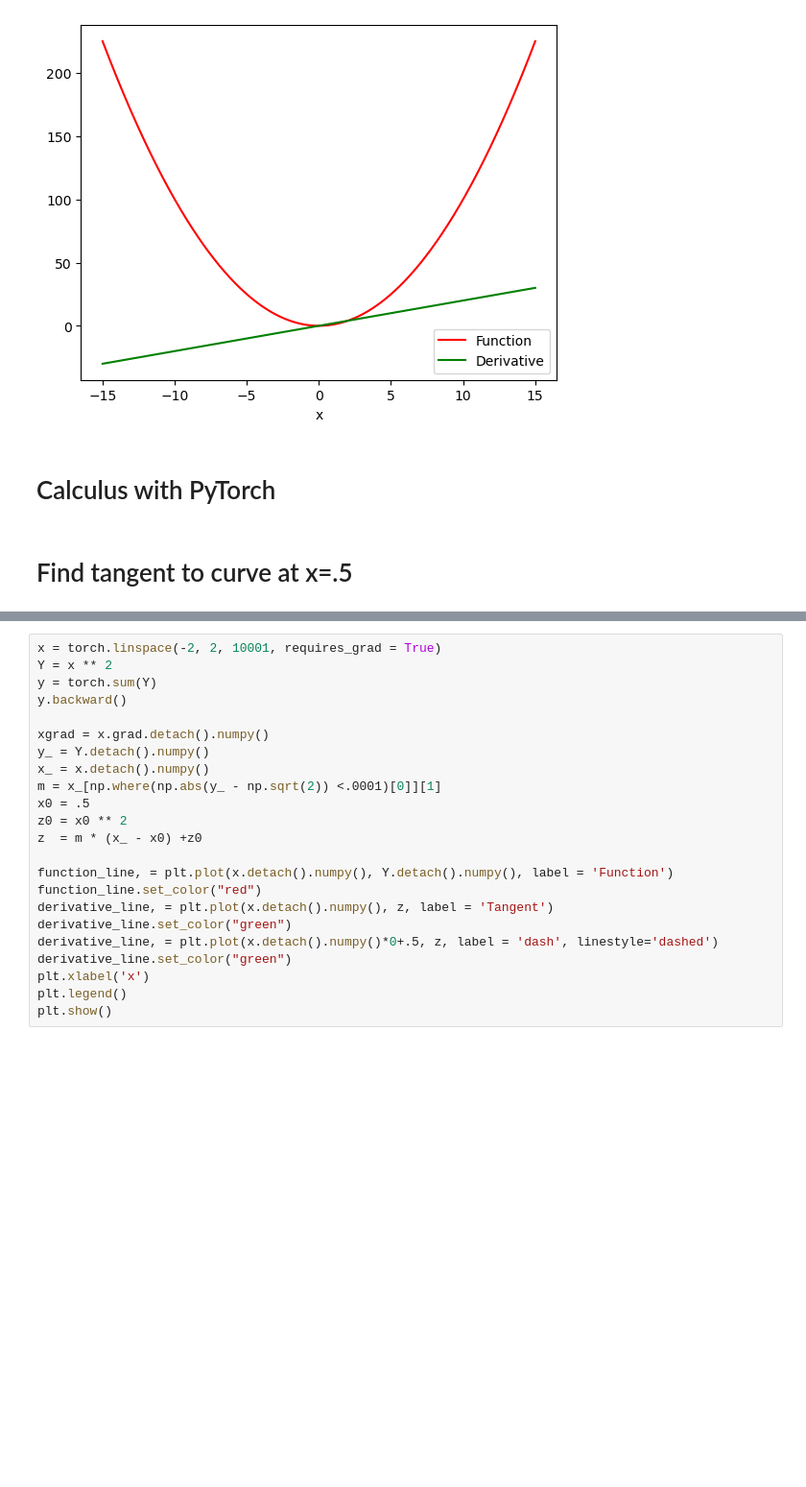
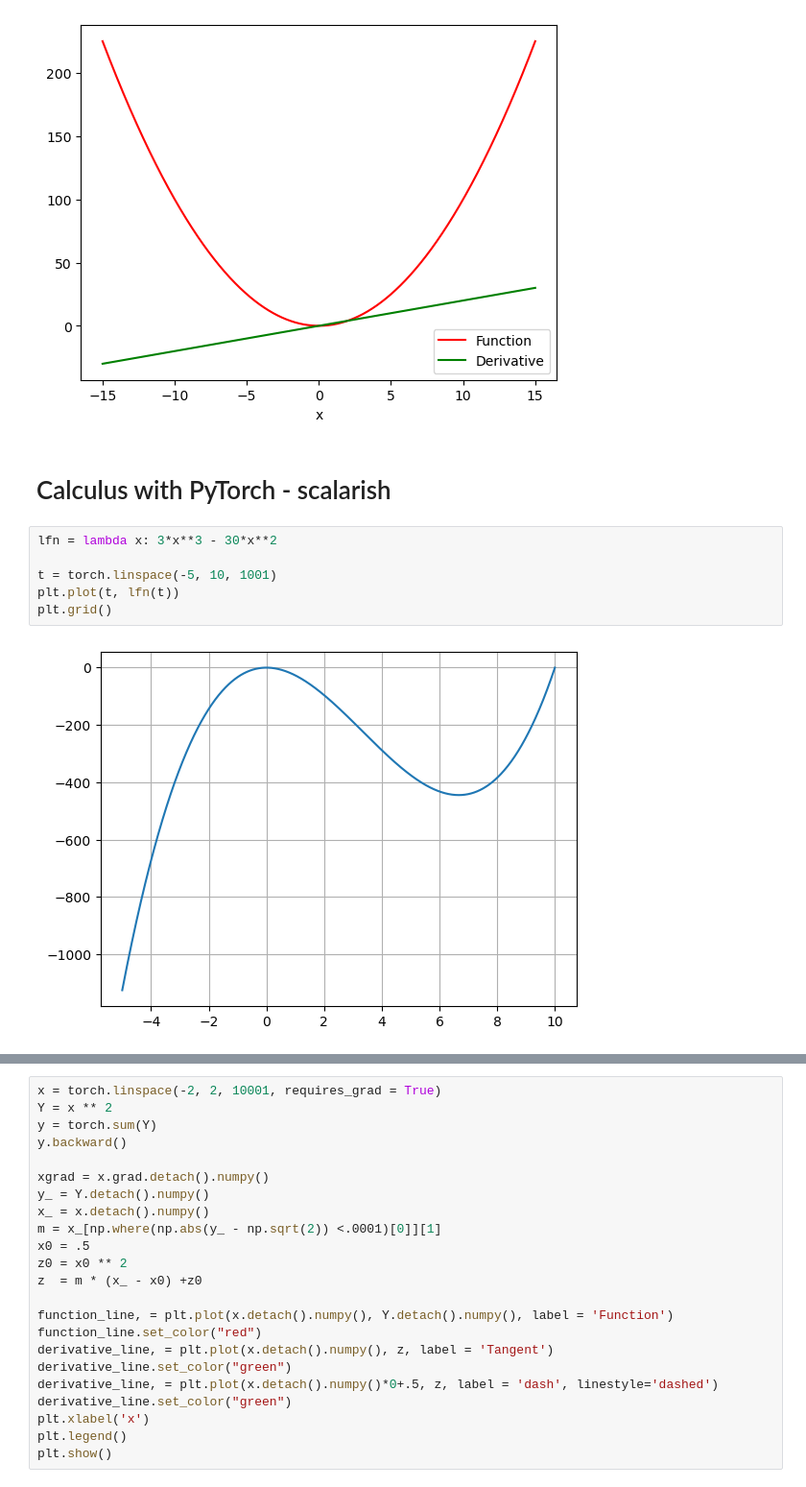
Before and after one commit to zmadscientist/CalculusProblemsPyTorch, a Jupyter notebook: CalculatingDerivativesPyTorch.ipynb, the cells around one changed output, grey strips where cells are left out. Shown: that part at 96% size. Cells and saved outputs as stored; diff of their text form; blank space fills up the shorter version.

Commit message:
add calc on tensor len 1 - scalarish

```diff
--- a/CalculatingDerivativesPyTorch.ipynb
+++ b/CalculatingDerivativesPyTorch.ipynb
@@ -22,6 +22,12 @@ plt.show()
 # %% [output]
 [figure]
 # %% [markdown]
-# Calculus with PyTorch
+# Calculus with PyTorch - scalarish
-# %% [markdown]
-# Find tangent to curve at x=.5
+# %%
+lfn = lambda x: 3*x**3 - 30*x**2
+
+t = torch.linspace(-5, 10, 1001)
+plt.plot(t, lfn(t))
+plt.grid()
+# %% [output]
+[figure, added]
```
Also changed, not shown: parts of 6 cells of this notebook.
